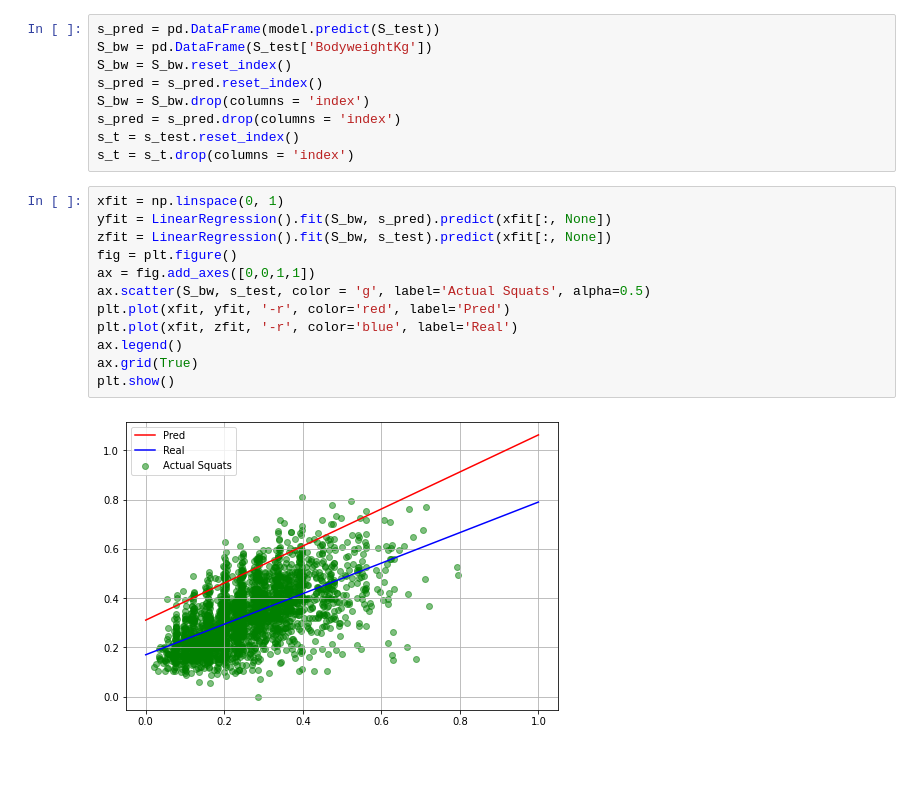
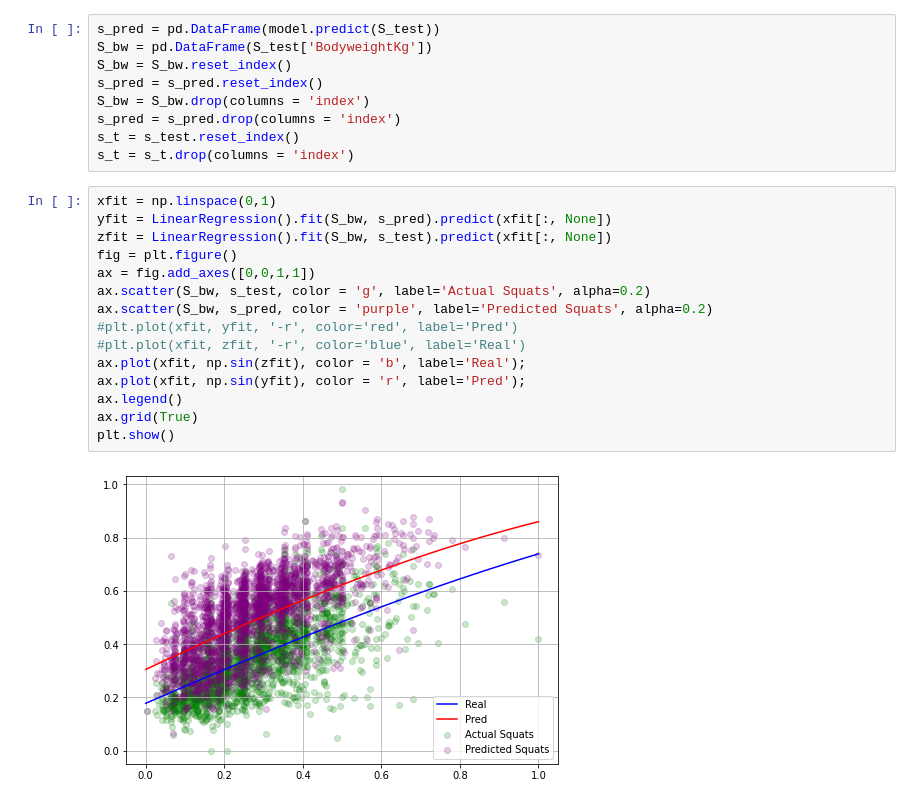
Before and after one commit to SerRichard/powerliftingrepo, a Jupyter notebook: Predicting best lifts [LinearRegression].ipynb, the cells around one changed output. Drawn from its saved outputs; the diff is of its cells as text; blank space fills up the shorter version.

```diff
--- a/Predicting best lifts [LinearRegression].ipynb
+++ b/Predicting best lifts [LinearRegression].ipynb
@@ -204,16 +204,19 @@ s_pred = s_pred.drop(columns = 'index')
 s_t = s_test.reset_index()
 s_t = s_t.drop(columns = 'index')
 # %%
-xfit = np.linspace(0, 1)
+xfit = np.linspace(0,1)
 yfit = LinearRegression().fit(S_bw, s_pred).predict(xfit[:, None])
 zfit = LinearRegression().fit(S_bw, s_test).predict(xfit[:, None])
 fig = plt.figure()
 ax = fig.add_axes([0,0,1,1])
-ax.scatter(S_bw, s_test, color = 'g', label='Actual Squats', alpha=0.5)
-plt.plot(xfit, yfit, '-r', color='red', label='Pred')
-plt.plot(xfit, zfit, '-r', color='blue', label='Real')
+ax.scatter(S_bw, s_test, color = 'g', label='Actual Squats', alpha=0.2)
+ax.scatter(S_bw, s_pred, color = 'purple', label='Predicted Squats', alpha=0.2)
+#plt.plot(xfit, yfit, '-r', color='red', label='Pred')
+#plt.plot(xfit, zfit, '-r', color='blue', label='Real')
+ax.plot(xfit, np.sin(zfit), color = 'b', label='Real');
+ax.plot(xfit, np.sin(yfit), color = 'r', label='Pred');
 ax.legend()
 ax.grid(True)
 plt.show()
 # %% [output]
-[figure, old version]
+[figure, new version]
```
Also changed, not shown: parts of 7 cells of this notebook, 1 other file.
